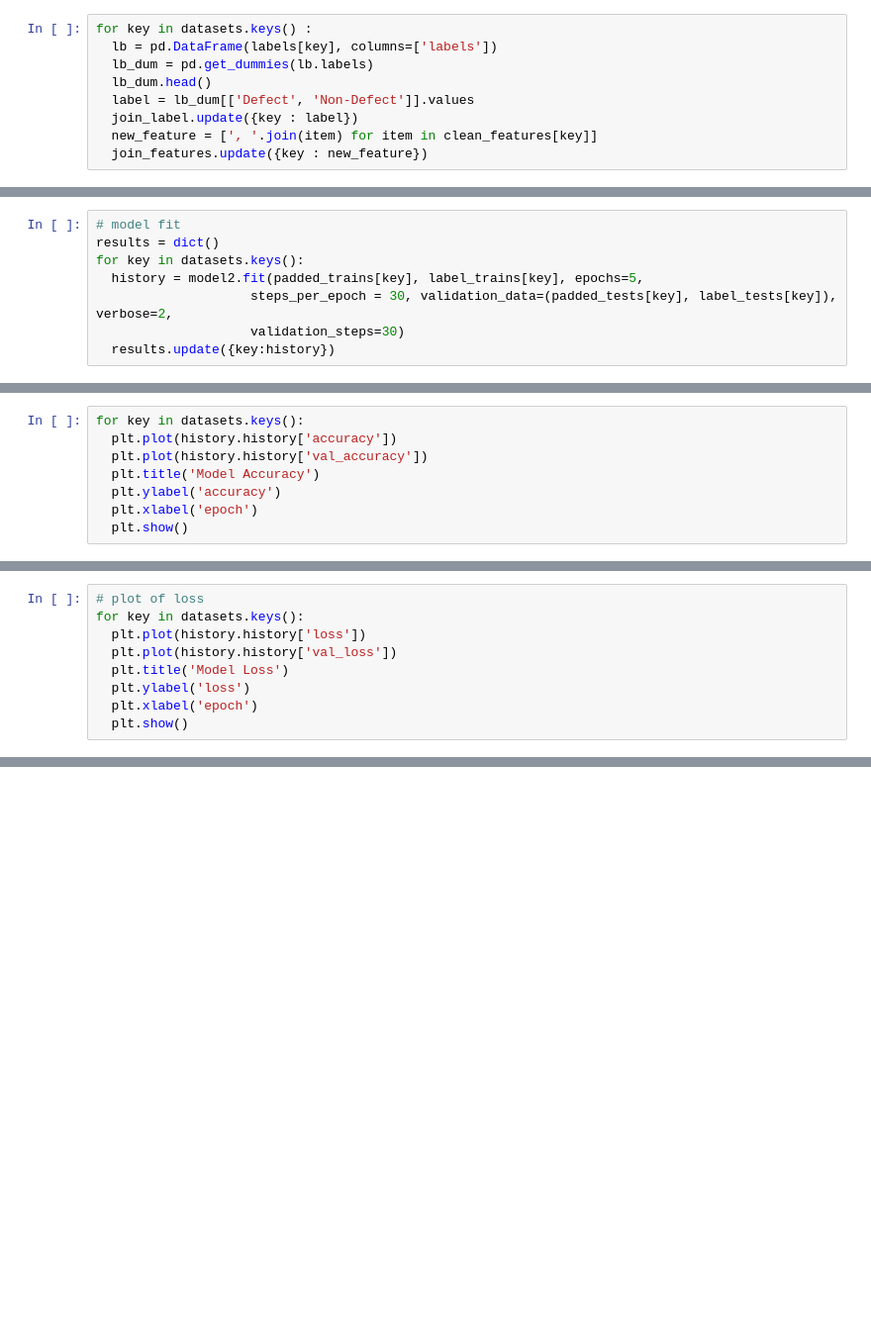
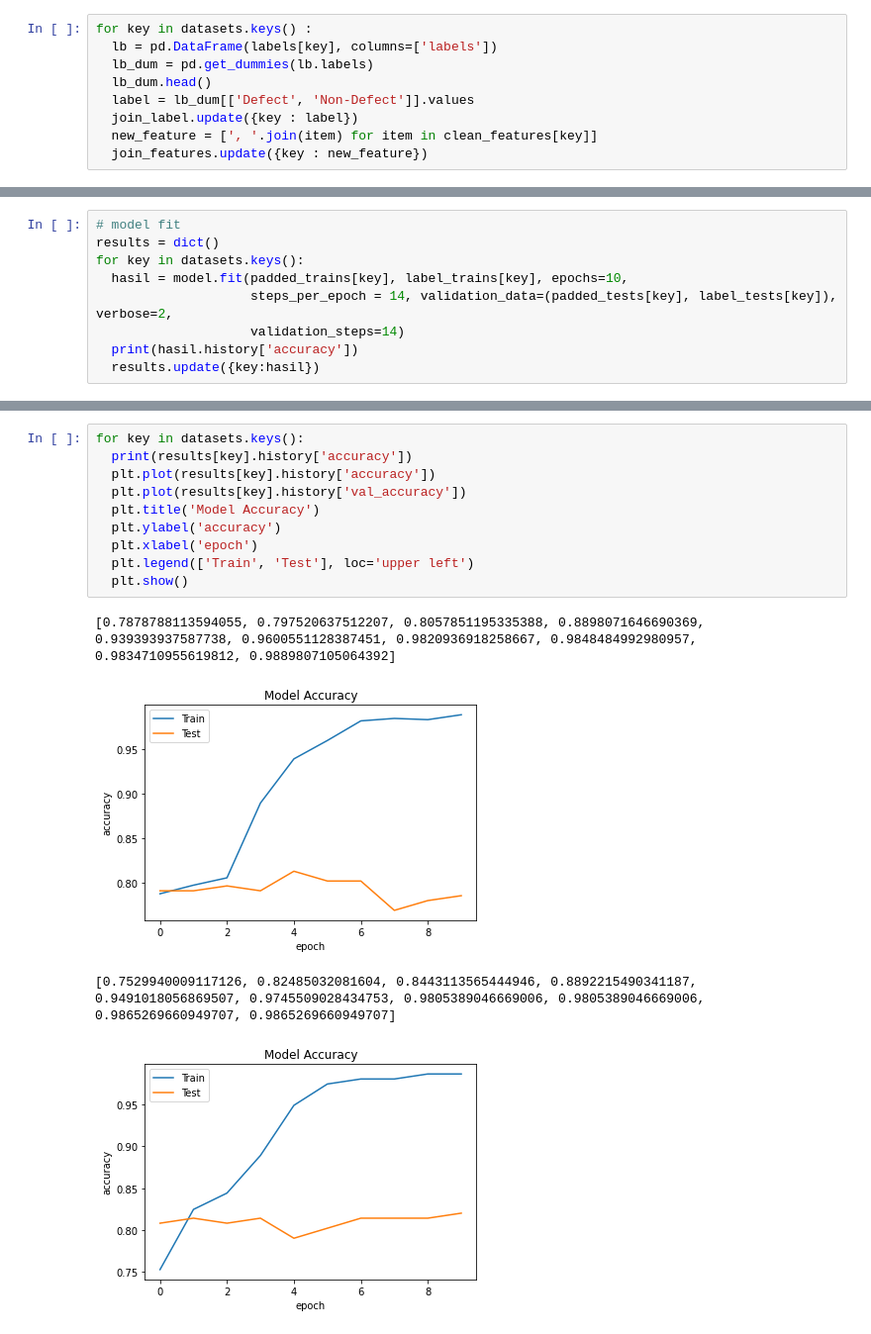
Before and after one commit to djrl10/SKRIPSI, a Jupyter notebook: LSTM_SDP.ipynb, the cells around one changed output, grey strips where cells are left out. Shown at 99% size. Saved outputs shown, nothing was run; the diff lists cells and outputs as text; blank space fills up the shorter version.

```diff
--- a/LSTM_SDP.ipynb
+++ b/LSTM_SDP.ipynb
@@ -431,8 +268,0 @@ _________________________________________________________________
-# %%
-# model fit
-results = dict()
-for key in datasets.keys():
-  history = model2.fit(padded_trains[key], label_trains[key], epochs=5,
-                    steps_per_epoch = 30, validation_data=(padded_tests[key], label_tests[key]), verbose=2,
-                    validation_steps=30)
-  results.update({key:history})
@@ -457,8 +268,0 @@ Epoch 5/5
-# %%
-for key in datasets.keys():
-  plt.plot(history.history['accuracy'])
-  plt.plot(history.history['val_accuracy'])
-  plt.title('Model Accuracy')
-  plt.ylabel('accuracy')
-  plt.xlabel('epoch')
-  plt.show()
@@ -468,9 +268,0 @@ for key in datasets.keys():
-# %%
-# plot of loss
-for key in datasets.keys():
-  plt.plot(history.history['loss'])
-  plt.plot(history.history['val_loss'])
-  plt.title('Model Loss')
-  plt.ylabel('loss')
-  plt.xlabel('epoch')
-  plt.show()
@@ -479,0 +394,9 @@ for key in datasets.keys():
+# %%
+# model fit
+results = dict()
+for key in datasets.keys():
+  hasil = model.fit(padded_trains[key], label_trains[key], epochs=10,
+                    steps_per_epoch = 14, validation_data=(padded_tests[key], label_tests[key]), verbose=2,
+                    validation_steps=14)
+  print(hasil.history['accuracy'])
+  results.update({key:hasil})
@@ -479,0 +421,15 @@ for key in datasets.keys():
+# %%
+for key in datasets.keys():
+  print(results[key].history['accuracy'])
+  plt.plot(results[key].history['accuracy'])
+  plt.plot(results[key].history['val_accuracy'])
+  plt.title('Model Accuracy')
+  plt.ylabel('accuracy')
+  plt.xlabel('epoch')
+  plt.legend(['Train', 'Test'], loc='upper left')
+  plt.show()
+# %% [output]
+[0.7878788113594055, 0.797520637512207, 0.8057851195335388, 0.8898071646690369, 0.939393937587738, 0.9600551128387451, 0.9820936918258667, 0.9848484992980957, 0.9834710955619812, 0.9889807105064392]
+[figure, added]
+[0.7529940009117126, 0.82485032081604, 0.8443113565444946, 0.8892215490341187, 0.9491018056869507, 0.9745509028434753, 0.9805389046669006, 0.9805389046669006, 0.9865269660949707, 0.9865269660949707]
+[figure, added]
```
Also changed, not shown: parts of 49 cells of this notebook.
